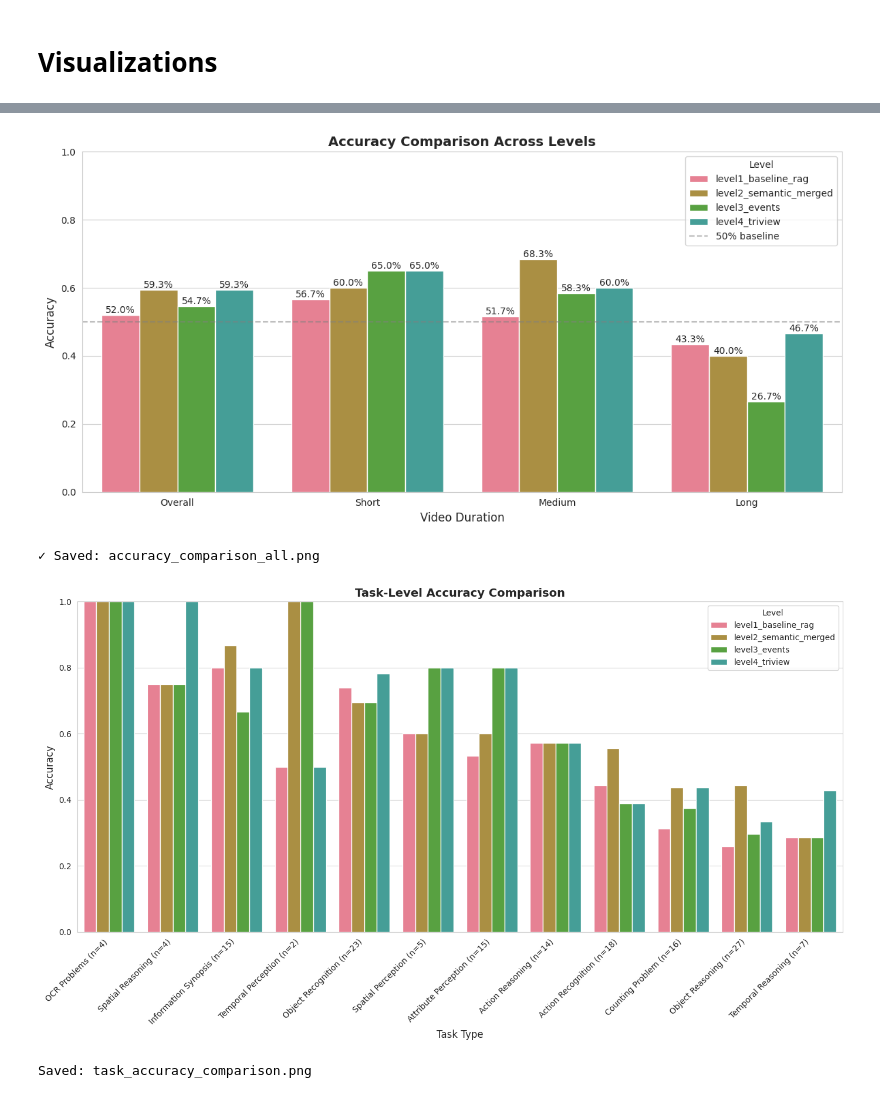
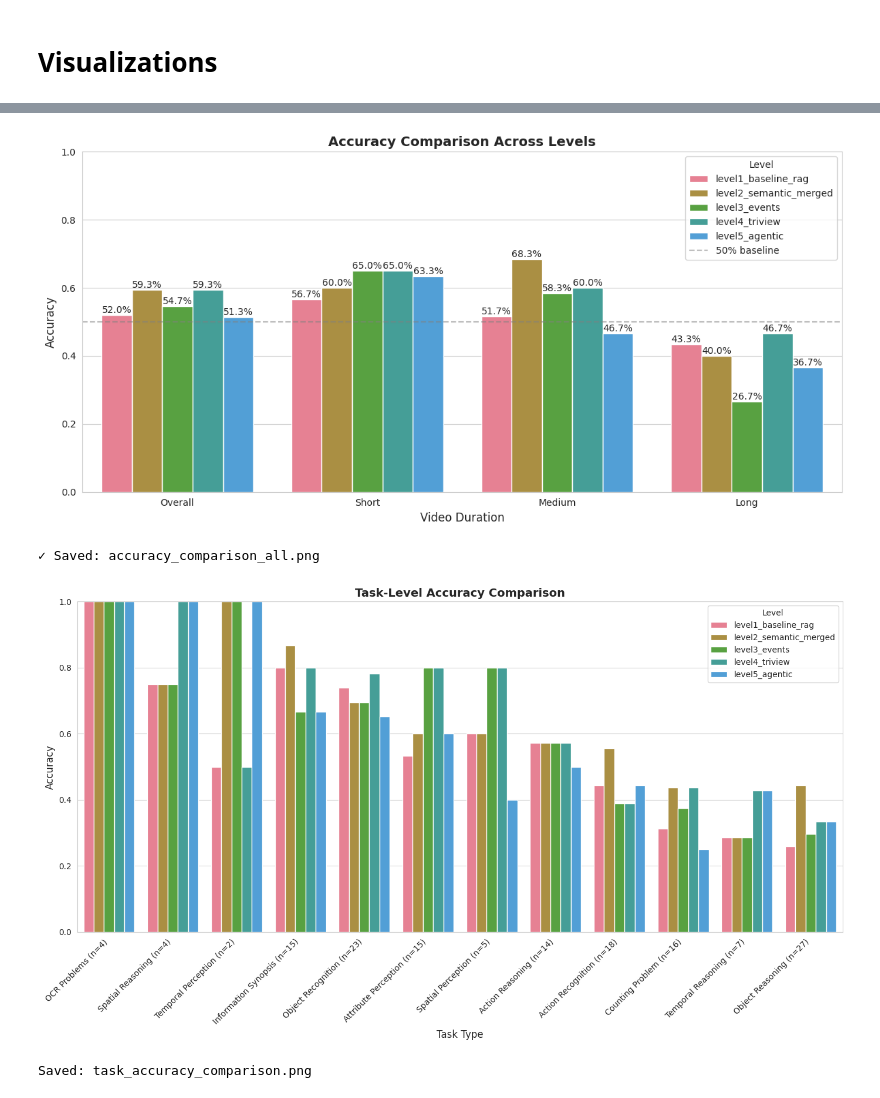
Before and after one commit to bkennedy13/vlm-context-engineering, a Jupyter notebook: analyze_results.ipynb, the cells around one changed output, grey strips where cells are left out. Drawn from its saved outputs; the diff is of its cells as text; code cells hidden in the pictures.

```diff
--- a/analyze_results.ipynb
+++ b/analyze_results.ipynb
@@ -18,7 +18,7 @@ available_levels = []
 level_data = {}
 
 # Try to load each level
-for level_file in ['level1_baseline_rag.json', 'level2_semantic_merged.json', 'level3_events.json', 'level4_triview.json']:
+for level_file in ['level1_baseline_rag.json', 'level2_semantic_merged.json', 'level3_events.json', 'level4_triview.json', 'level5_agentic_1.json']:
     if (results_dir / level_file).exists():
         with open(results_dir / level_file, 'r') as f:
             data = json.load(f)
@@ -89,7 +110,7 @@ categories = ['Overall', 'Short', 'Medium', 'Long']
 df['Category'] = pd.Categorical(df['Category'], categories=categories, ordered=True)
 
 # Define level order
-level_order = ['level1_baseline_rag', 'level2_semantic_merged', 'level3_events', 'level4_triview']
+level_order = ['level1_baseline_rag', 'level2_semantic_merged', 'level3_events', 'level4_triview', 'level5_agentic']
 
 sns.barplot(data=df, x='Category', y='Value', hue='Level',
             hue_order=level_order, ax=ax)
@@ -117,37 +138,37 @@ task_df = create_task_comparison_df()
 # Sort by average accuracy across levels
 task_order = task_df.groupby('Task')['Accuracy'].mean().sort_values(ascending=False).index
 
 # Get counts per task (assuming counts are the same across levels for each task)
 task_counts = task_df.groupby('Task')['Count'].first()
 
 fig, ax = plt.subplots(figsize=(14, 8))
 task_df['Task'] = pd.Categorical(task_df['Task'], categories=task_order, ordered=True)
 task_df_sorted = task_df.sort_values('Task')
 
 # Define level order
-level_order = ['level1_baseline_rag', 'level2_semantic_merged', 'level3_events', 'level4_triview']
+level_order = ['level1_baseline_rag', 'level2_semantic_merged', 'level3_events', 'level4_triview', 'level5_agentic']
 
 sns.barplot(data=task_df_sorted, x='Task', y='Accuracy', hue='Level',
             hue_order=level_order, ax=ax)  # <-- Add this
 ax.set_ylabel('Accuracy', fontsize=12)
 ax.set_xlabel('Task Type', fontsize=12)
 ax.set_title('Task-Level Accuracy Comparison', fontsize=14, fontweight='bold')
 ax.set_ylim(0, 1)
 
 # Update x-tick labels to include question counts
 ax.set_xticklabels([f"{task} (n={task_counts[task]})" for task in task_order], rotation=45, ha='right')
 
 ax.legend(title='Level')
 
 plt.tight_layout()
 plt.savefig('results/task_accuracy_comparison.png', dpi=150, bbox_inches='tight')
 plt.show()
 
 print("Saved: task_accuracy_comparison.png")
 # %% [output]
-[figure, old version]
+[figure, new version]
 ✓ Saved: accuracy_comparison_all.png
-[figure, old version]
+[figure, new version]
 Saved: task_accuracy_comparison.png
 # %%
 # %% 2. LATENCY COMPARISON PLOTS (with fallback computation)
```
Also changed, not shown: parts of 4 cells of this notebook, 6 other files.
